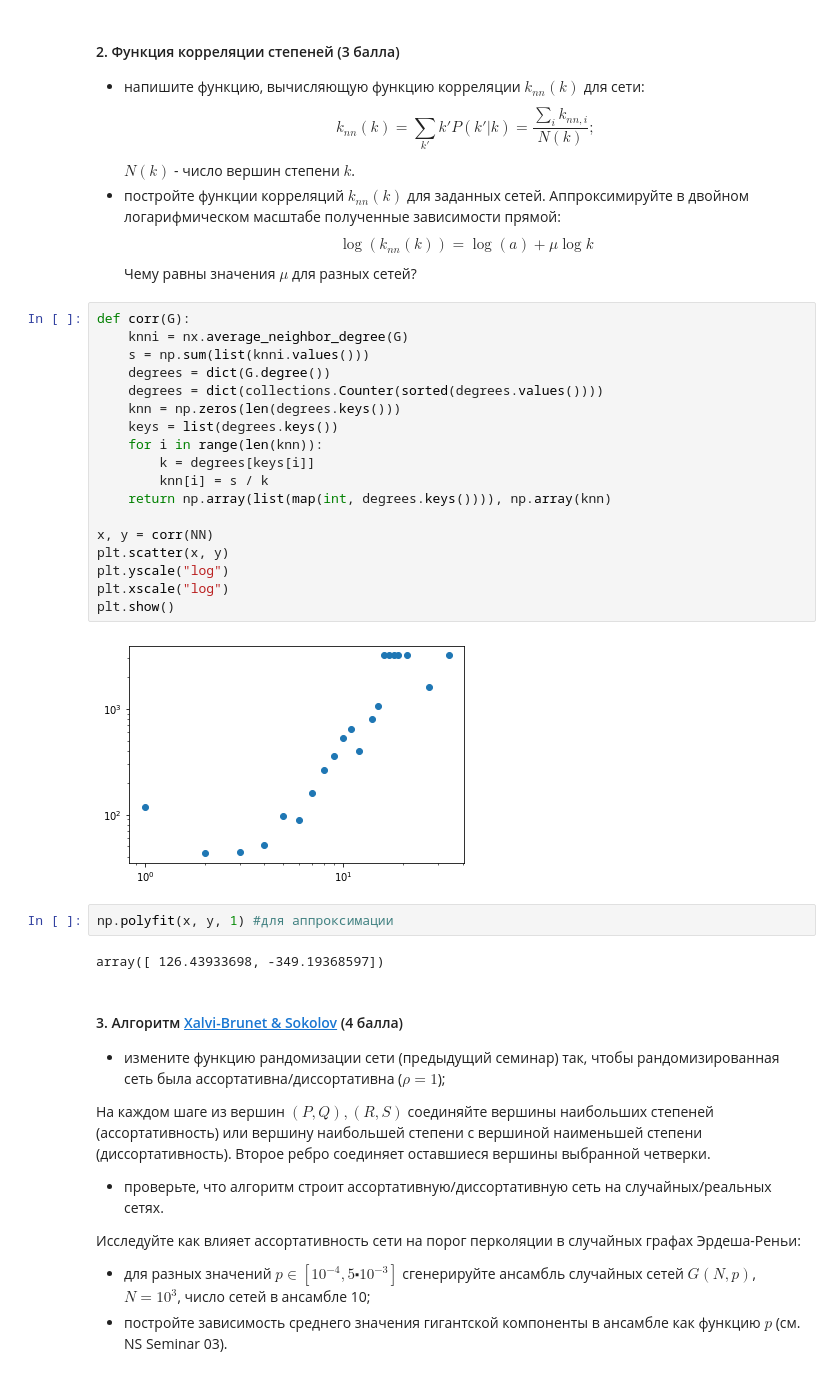
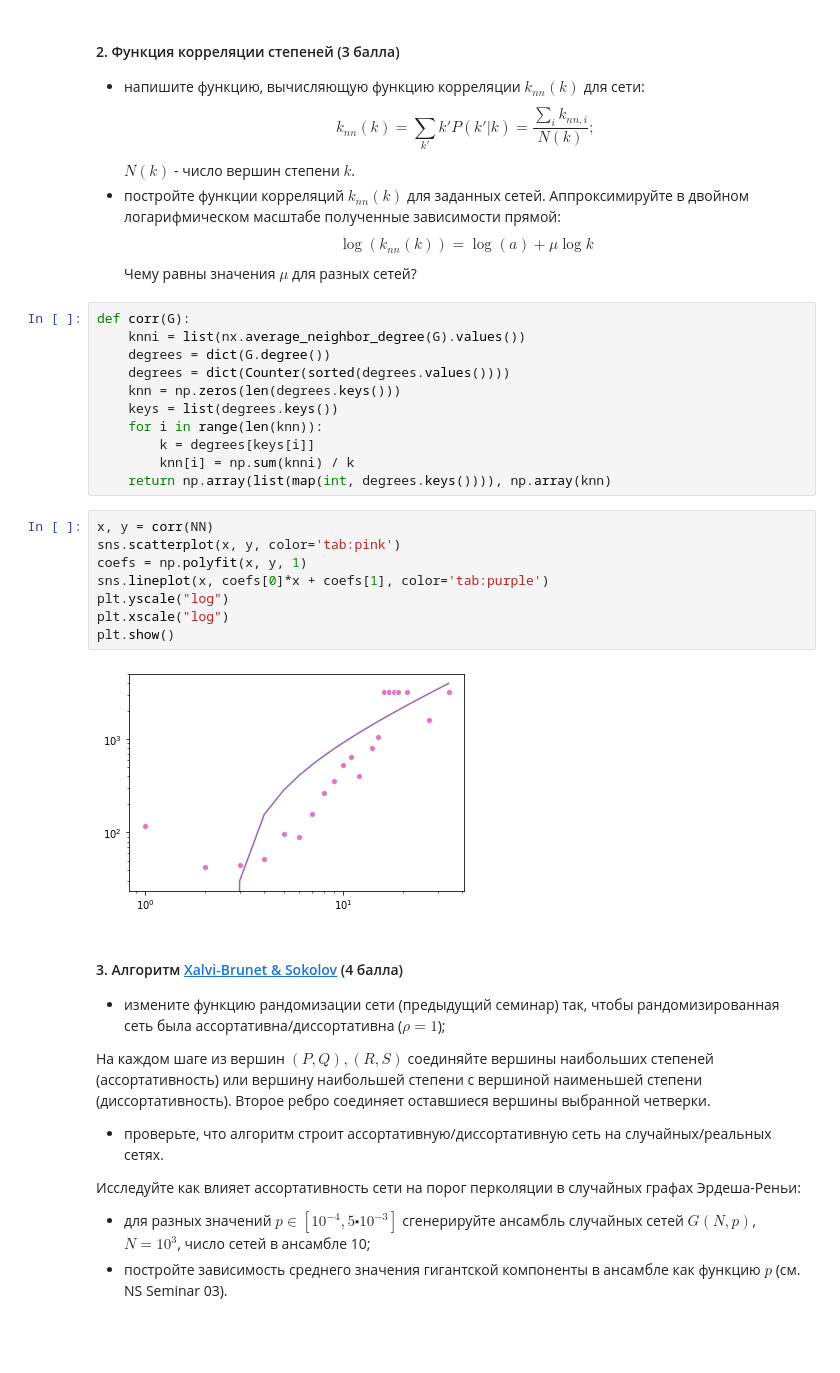
Before and after one commit to kimaril/networksch, a Jupyter notebook: notebooks/NS_Assignment_6_KimDV.ipynb, the cells around one changed output. Drawn from its saved outputs; the diff is of its cells as text; blank space fills up the shorter version.

```diff
--- a/notebooks/NS_Assignment_6_KimDV.ipynb
+++ b/notebooks/NS_Assignment_6_KimDV.ipynb
@@ -105,28 +118,25 @@ $$
 Чему равны значения $\mu$ для разных сетей?
 # %%
 def corr(G):
-    knni = nx.average_neighbor_degree(G)
-    s = np.sum(list(knni.values()))
+    knni = list(nx.average_neighbor_degree(G).values())
     degrees = dict(G.degree())
-    degrees = dict(collections.Counter(sorted(degrees.values())))
+    degrees = dict(Counter(sorted(degrees.values())))
     knn = np.zeros(len(degrees.keys()))
     keys = list(degrees.keys())
     for i in range(len(knn)):
         k = degrees[keys[i]]
-        knn[i] = s / k
+        knn[i] = np.sum(knni) / k
     return np.array(list(map(int, degrees.keys()))), np.array(knn)
-
-x, y = corr(NN)
-plt.scatter(x, y)
-plt.yscale("log")
-plt.xscale("log")
-plt.show()
-# %% [output]
-[figure, removed]
-# %%
-np.polyfit(x, y, 1) #для аппроксимации
-# %% [output]
-array([ 126.43933698, -349.19368597])
+# %%
+x, y = corr(NN)
+sns.scatterplot(x, y, color='tab:pink')
+coefs = np.polyfit(x, y, 1)
+sns.lineplot(x, coefs[0]*x + coefs[1], color='tab:purple')
+plt.yscale("log")
+plt.xscale("log")
+plt.show()
+# %% [output]
+[figure, added]
 # %% [markdown]
 #### 3. Алгоритм [Xalvi-Brunet & Sokolov](https://en.wikipedia.org/wiki/Xulvi-Brunet%E2%80%93Sokolov_algorithm) (4 балла)
 * измените функцию рандомизации сети (предыдущий семинар) так, чтобы рандомизированная сеть была ассортативна/диссортативна ($\rho=1$);
```
Also changed, not shown: parts of 19 cells of this notebook, 2 other files.
